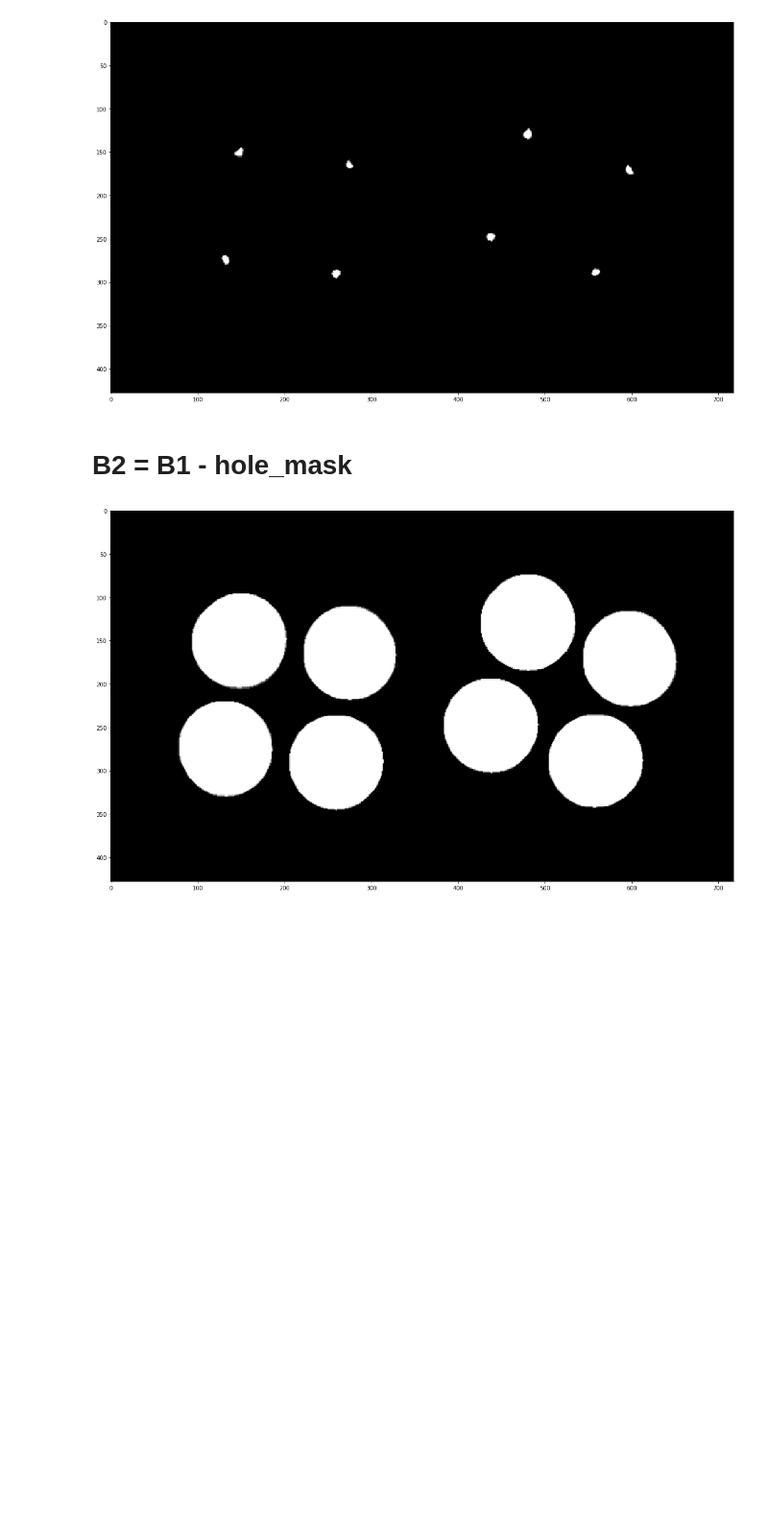
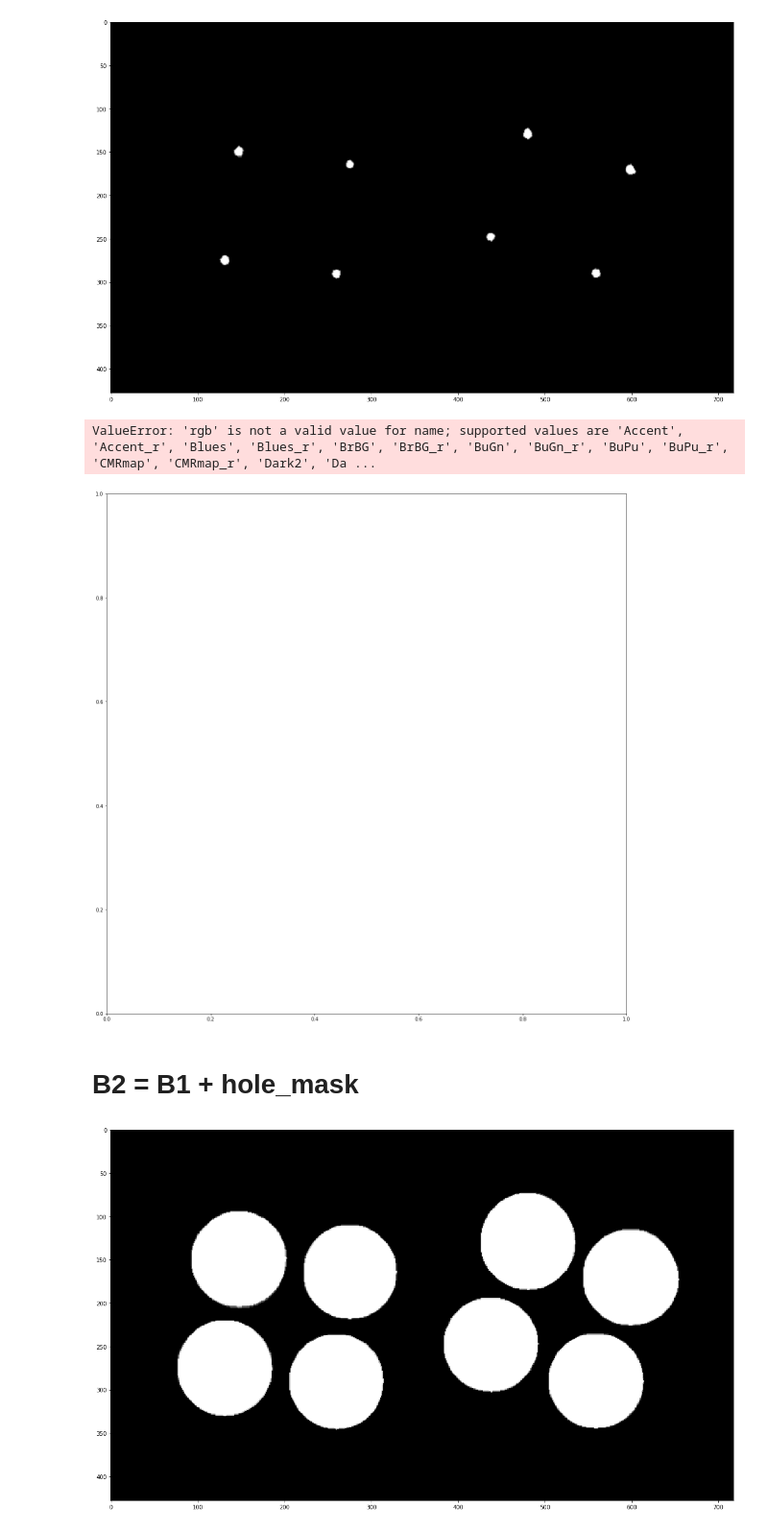
Before and after one commit to InColumi/ComputerVision, a Jupyter notebook: Лабораторная 3. Морфологические преобразования/Лабораторная работа 3 Panov.ipynb, the cells around one changed output. Shown at 96% size. Drawn from its saved outputs; the diff is of its cells as text; code cells hidden in the pictures; blank space fills up the shorter version.

```diff
--- a/Лабораторная 3. Морфологические преобразования/Лабораторная работа 3 Panov.ipynb
+++ b/Лабораторная 3. Морфологические преобразования/Лабораторная работа 3 Panov.ipynb
@@ -29,7 +29,7 @@ imageSrs = cv2.imread("1.png")
 # %%
 def showImage(imageArray, size=(20,20)):
     plt.figure(figsize=size)
-    plt.imshow(imageArray, interpolation='nearest')
+    plt.imshow(imageArray, cmap='rgb', interpolation='nearest')
     plt.show()
 # %% [markdown]
 # B1 = Исходное - hole_ring
@@ -52,8 +61,13 @@ imageSmallPoint = cv2.erode(res, maskPint)
 showImage(imageSmallPoint)
 # %% [output]
 [figure]
+# %%
+showImage(cv2.circle(np.zeros((10, 10), np.uint8), (5,5), 3, 60))
+# %% [output]
+ValueError: 'rgb' is not a valid value for name; supported values are 'Accent', 'Accent_r', 'Blues', 'Blues_r', 'BrBG', 'BrBG_r', 'BuGn', 'BuGn_r', 'BuPu', 'BuPu_r', 'CMRmap', 'CMRmap_r', 'Dark2', 'Da ...
+[figure, added]
 # %% [markdown]
-# B2 = B1 - hole_mask
+# B2 = B1 + hole_mask
 # %%
 res = imageSmallPoint
 circle = cv2.circle(np.zeros((100, 100), np.uint8), (50,50), 50, 255, -1)
```
Also changed, not shown: parts of 2 cells of this notebook, 2 other files.
